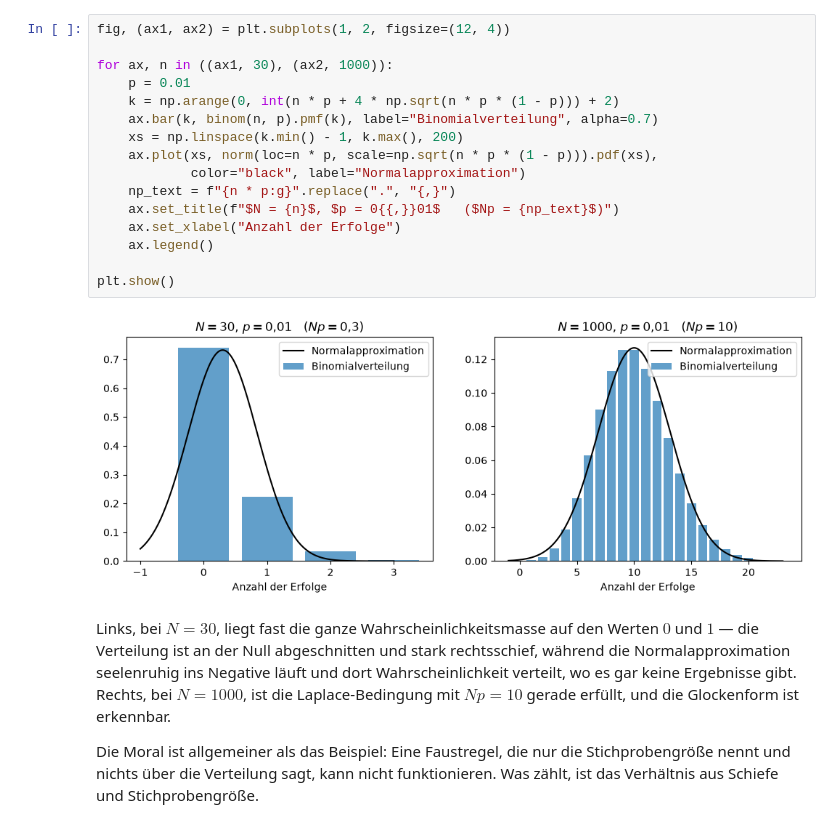
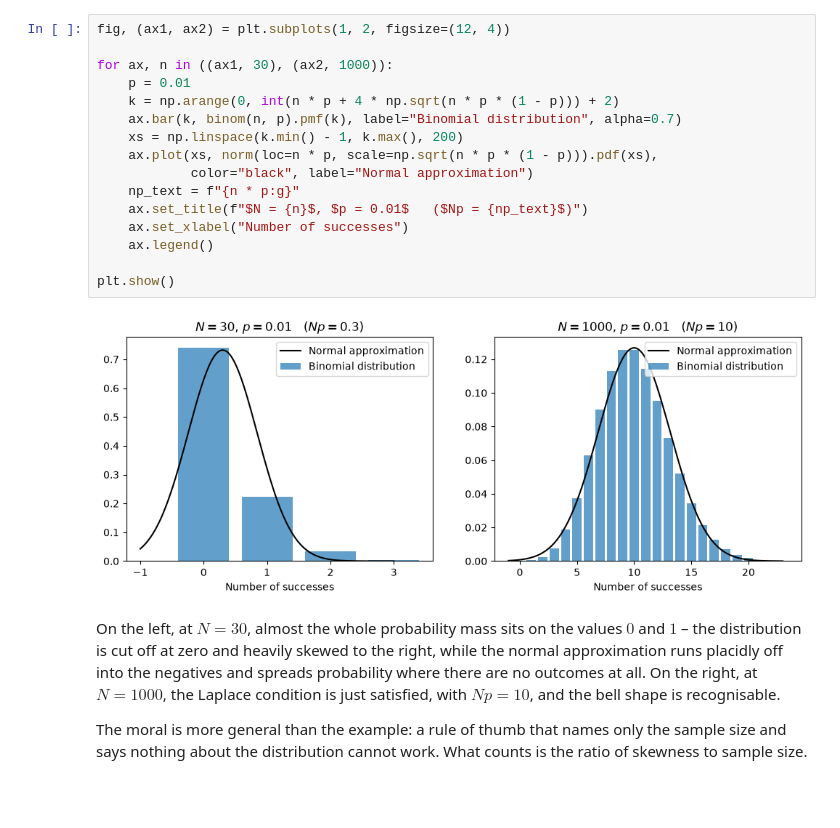
Before and after one commit to konradvoelkel/ds-en, a Jupyter notebook: normal-distribution.ipynb, the cells around one changed output. Saved outputs shown, nothing was run; the diff lists cells and outputs as text; blank space fills up the shorter version.

```diff
--- a/normal-distribution.ipynb
+++ b/normal-distribution.ipynb
@@ -292,22 +289,22 @@ Der Unterschied zur $N \ge 30$-Regel ist also nicht akademisch: Bei einem Ereign
 # %%
 fig, (ax1, ax2) = plt.subplots(1, 2, figsize=(12, 4))
 
 for ax, n in ((ax1, 30), (ax2, 1000)):
     p = 0.01
     k = np.arange(0, int(n * p + 4 * np.sqrt(n * p * (1 - p))) + 2)
-    ax.bar(k, binom(n, p).pmf(k), label="Binomialverteilung", alpha=0.7)
+    ax.bar(k, binom(n, p).pmf(k), label="Binomial distribution", alpha=0.7)
     xs = np.linspace(k.min() - 1, k.max(), 200)
     ax.plot(xs, norm(loc=n * p, scale=np.sqrt(n * p * (1 - p))).pdf(xs),
-            color="black", label="Normalapproximation")
-    np_text = f"{n * p:g}".replace(".", "{,}")
-    ax.set_title(f"$N = {n}$, $p = 0{{,}}01$   ($Np = {np_text}$)")
-    ax.set_xlabel("Anzahl der Erfolge")
+            color="black", label="Normal approximation")
+    np_text = f"{n * p:g}"
+    ax.set_title(f"$N = {n}$, $p = 0.01$   ($Np = {np_text}$)")
+    ax.set_xlabel("Number of successes")
     ax.legend()
 
 plt.show()
 # %% [output]
-[figure, old version]
+[figure, new version]
 # %% [markdown]
-Links, bei $N = 30$, liegt fast die ganze Wahrscheinlichkeitsmasse auf den Werten $0$ und $1$ — die Verteilung ist an der Null abgeschnitten und stark rechtsschief, während die Normalapproximation seelenruhig ins Negative läuft und dort Wahrscheinlichkeit verteilt, wo es gar keine Ergebnisse gibt. Rechts, bei $N = 1000$, ist die Laplace-Bedingung mit $Np = 10$ gerade erfüllt, und die Glockenform ist erkennbar.
+On the left, at $N = 30$, almost the whole probability mass sits on the values $0$ and $1$ – the distribution is cut off at zero and heavily skewed to the right, while the normal approximation runs placidly off into the negatives and spreads probability where there are no outcomes at all. On the right, at $N = 1000$, the Laplace condition is just satisfied, with $Np = 10$, and the bell shape is recognisable.
 
-Die Moral ist allgemeiner als das Beispiel: Eine Faustregel, die nur die Stichprobengröße nennt und nichts über die Verteilung sagt, kann nicht funktionieren. Was zählt, ist das Verhältnis aus Schiefe und Stichprobengröße.
+The moral is more general than the example: a rule of thumb that names only the sample size and says nothing about the distribution cannot work. What counts is the ratio of skewness to sample size.
```
Also changed, not shown: parts of 16 cells of this notebook, 13 other files.
